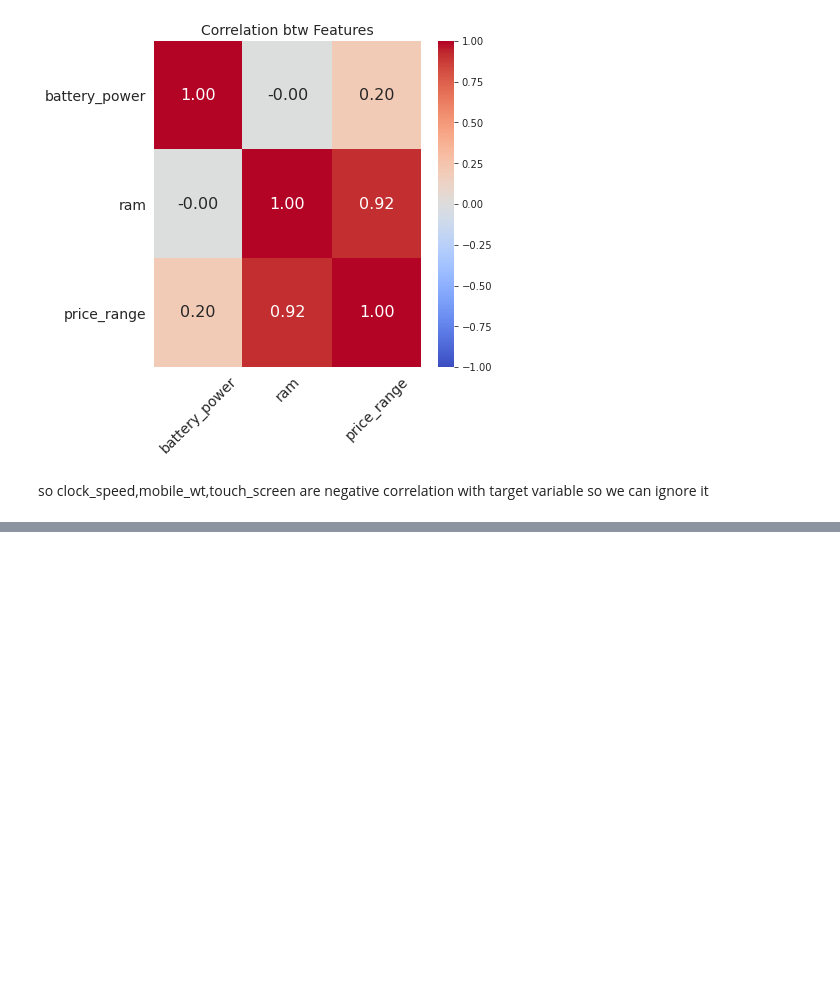
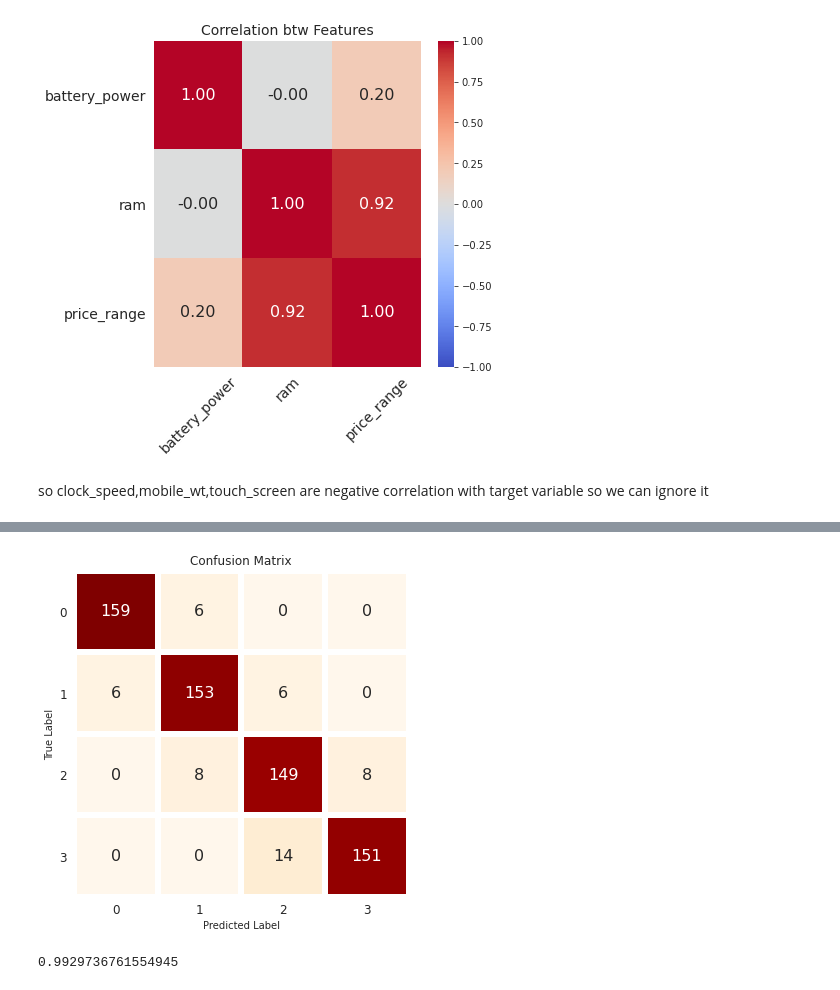
Before and after one commit to Navin321-alma/Mobile-Price-Range-Prediction-Classification, a Jupyter notebook: Mobile_Price_Range_Prediction.ipynb, the cells around one changed output, grey strips where cells are left out. Drawn from its saved outputs; the diff is of its cells as text; code cells hidden in the pictures; blank space fills up the shorter version.

```diff
--- a/Mobile_Price_Range_Prediction.ipynb
+++ b/Mobile_Price_Range_Prediction.ipynb
@@ -358,0 +465,18 @@ so clock_speed,mobile_wt,touch_screen are negative correlation with target varia
+# %%
+#plotting confusion matrixx for test set
+cm = confusion_matrix(y_test, y_test_pred)
+
+df1 = pd.DataFrame(columns=["0","1","2","3"], index= ["0","1","2","3"], data= cm )
+
+f,ax = plt.subplots(figsize=(6,6))
+
+sns.heatmap(df1, annot=True,cmap="OrRd", fmt= '.0f',
+            ax=ax,linewidths = 5, cbar = False,annot_kws={"size": 16})
+plt.xlabel("Predicted Label")
+plt.xticks(size = 12)
+plt.yticks(size = 12, rotation = 0)
+plt.ylabel("True Label")
+plt.title("Confusion Matrix", size = 12)
+plt.show()
+# %% [output]
+[figure, added]
@@ -358,0 +486,5 @@ so clock_speed,mobile_wt,touch_screen are negative correlation with target varia
+# %%
+#roc_auc_score
+roc_auc_score(y_test, y_pred_proba, multi_class='ovo', average='weighted')
+# %% [output]
+0.9929736761554945
```
Also changed, not shown: parts of 51 cells of this notebook.
